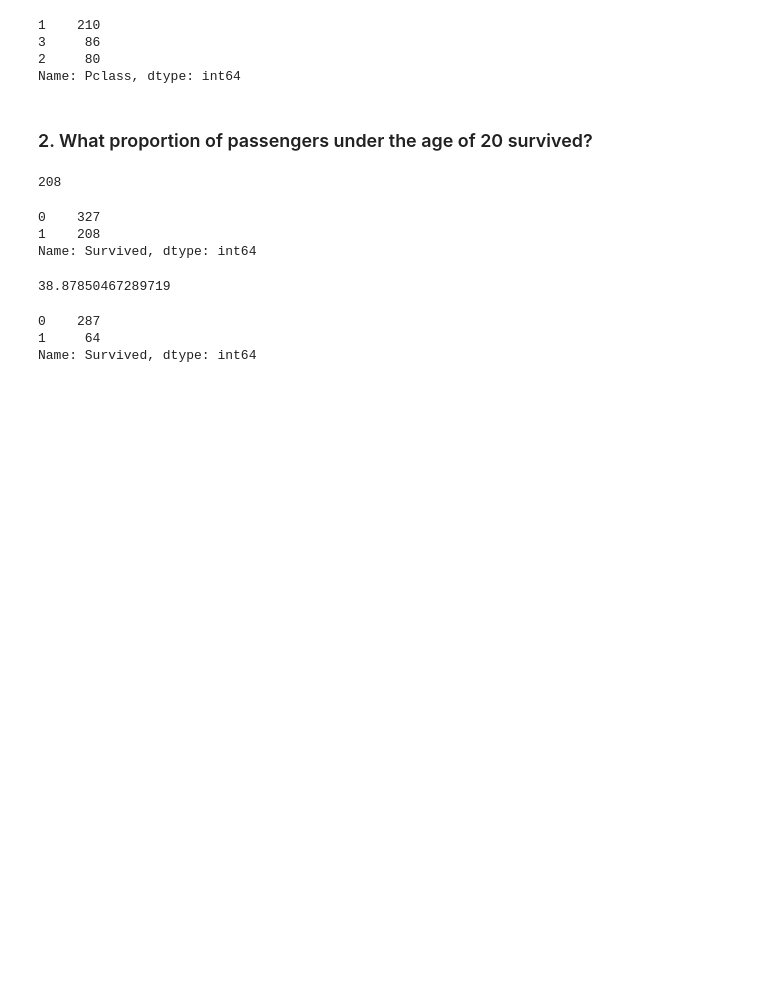
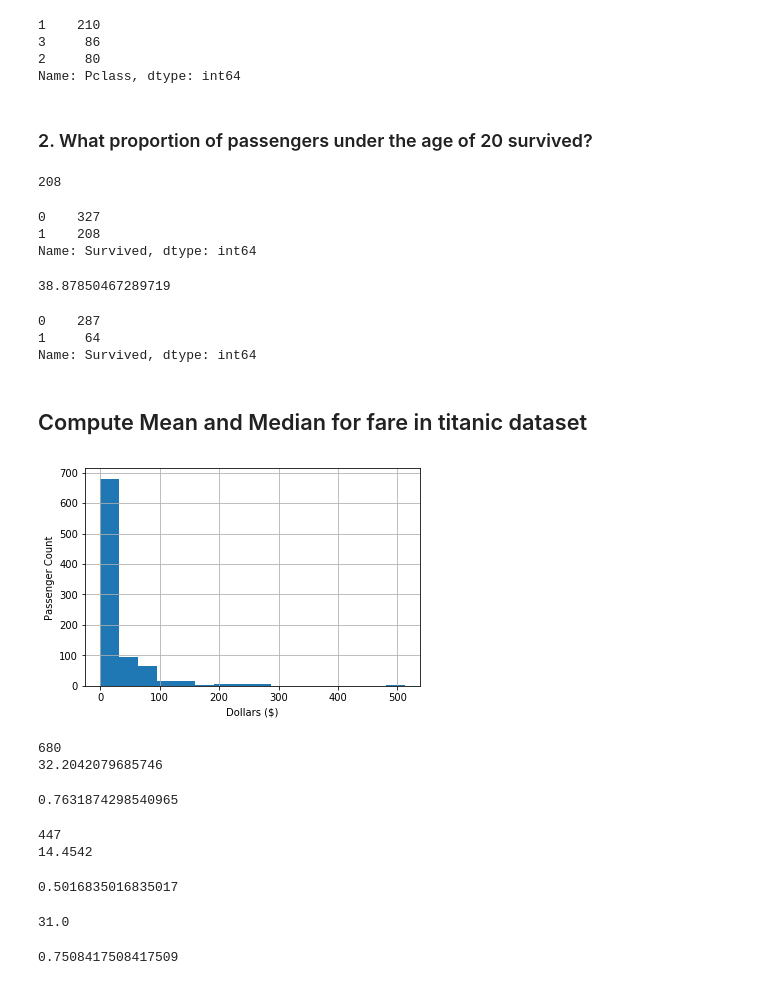
Before and after one commit to Sukhrobjon/DS-1.1, a Jupyter notebook: class_exercises/titanic_visualization.ipynb, the cells around one changed output. Saved outputs shown, nothing was run; the diff lists cells and outputs as text; code cells hidden in the pictures; blank space fills up the shorter version.

```diff
--- a/class_exercises/titanic_visualization.ipynb
+++ b/class_exercises/titanic_visualization.ipynb
@@ -394,3 +394,5 @@ df[(df['Age'] > 20) & (df['Sex'] == 'male')]['Survived'].value_counts()
 0    287
 1     64
 Name: Survived, dtype: int64
+# %% [markdown]
+## Compute Mean and Median for fare in titanic dataset
@@ -396,0 +401,38 @@ Name: Survived, dtype: int64
+# %%
+df['Fare'].hist(bins=16)
+plt.xlabel("Dollars ($)")
+plt.ylabel("Passenger Count")
+plt.show()
+# %% [output]
+[figure, added]
+# %%
+## what percentage of passengers paid less than mean
+fare_mean = np.mean(df['Fare'])
+who_paid_less = len(df[df['Fare'] < fare_mean])
+print(who_paid_less)
+print(fare_mean)
+len(df[df['Fare'] < fare_mean])/len(df)
+# %% [output]
+680
+32.2042079685746
+0.7631874298540965
+# %%
+## Median for fare in titanic dataset
+fare_median = np.median(df['Fare'])
+who_paid_less = len(df[df['Fare'] <= fare_median])
+print(who_paid_less)
+print(fare_median)
+len(df[df['Fare'] <= fare_median])/len(df)
+# %% [output]
+447
+14.4542
+0.5016835016835017
+# %%
+ls_fare = df['Fare'].dropna().values
+np.percentile(ls_fare, 75)
+# %% [output]
+31.0
+# %%
+len(df[df['Fare'] <= 31])/len(df)
+# %% [output]
+0.7508417508417509
```
Also changed, not shown: parts of 2 cells of this notebook, 3 other files.
